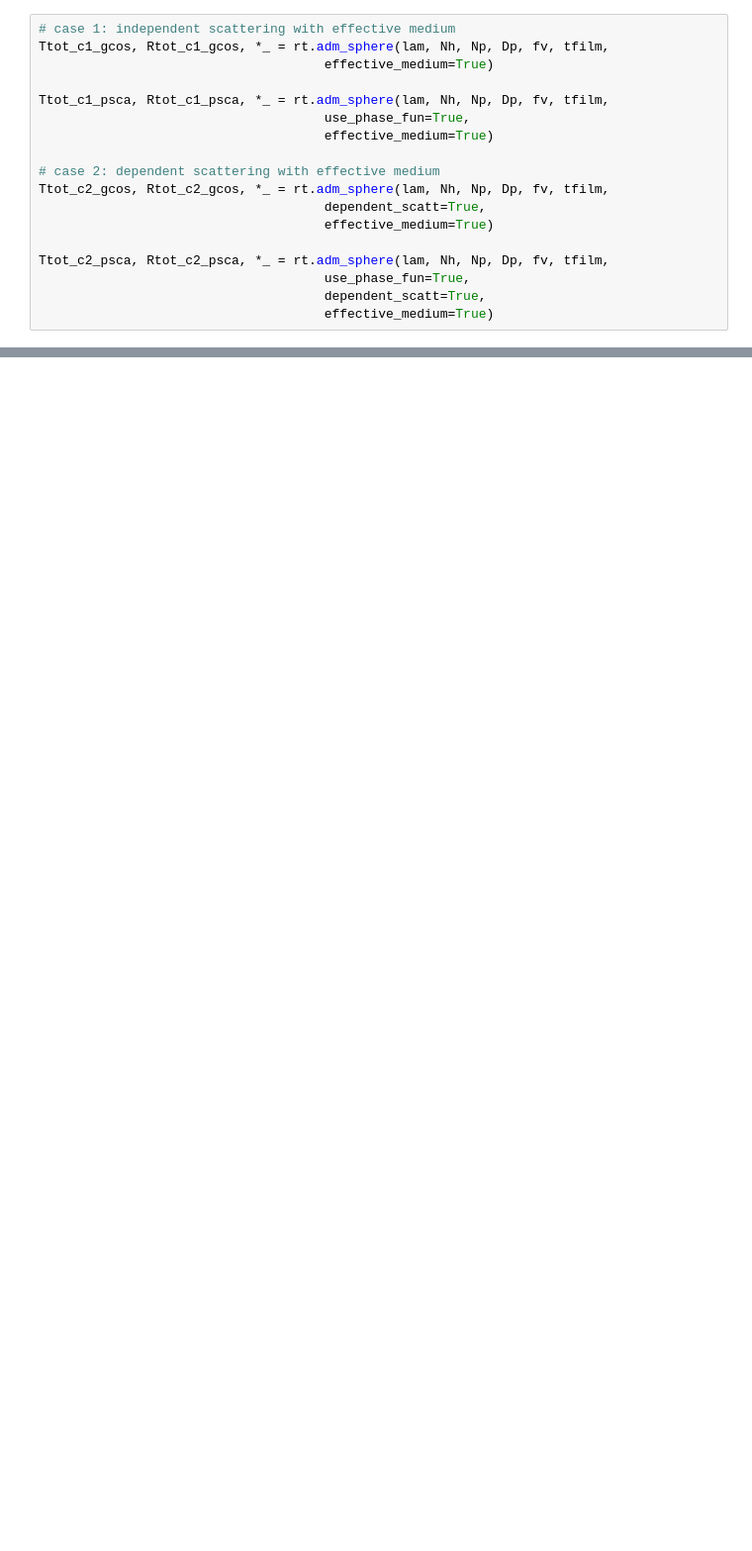
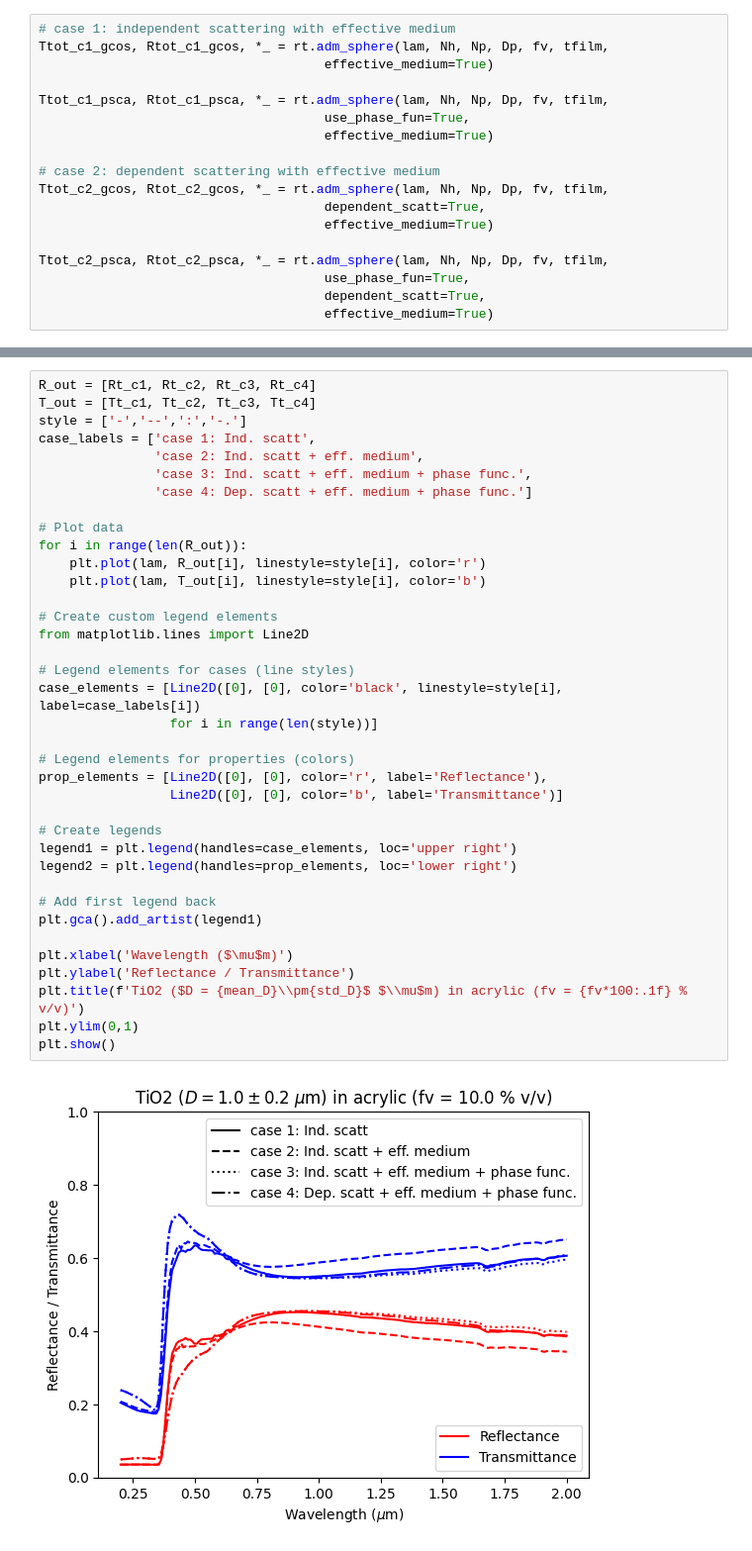
Before and after one commit to PanxoPanza/empylib, a Jupyter notebook: docs/rad_transfer_test.ipynb, the cells around one changed output, grey strips where cells are left out. Shown at 99% size. Drawn from its saved outputs; the diff is of its cells as text; blank space fills up the shorter version.

```diff
--- a/docs/rad_transfer_test.ipynb
+++ b/docs/rad_transfer_test.ipynb
@@ -193,0 +291,39 @@ plt.show()
+# %%
+R_out = [Rt_c1, Rt_c2, Rt_c3, Rt_c4]
+T_out = [Tt_c1, Tt_c2, Tt_c3, Tt_c4]
+style = ['-','--',':','-.']
+case_labels = ['case 1: Ind. scatt',
+               'case 2: Ind. scatt + eff. medium',
+               'case 3: Ind. scatt + eff. medium + phase func.',
+               'case 4: Dep. scatt + eff. medium + phase func.']
+
+# Plot data
+for i in range(len(R_out)):
+    plt.plot(lam, R_out[i], linestyle=style[i], color='r')
+    plt.plot(lam, T_out[i], linestyle=style[i], color='b')
+
+# Create custom legend elements
+from matplotlib.lines import Line2D
+
+# Legend elements for cases (line styles)
+case_elements = [Line2D([0], [0], color='black', linestyle=style[i], label=case_labels[i])
+                 for i in range(len(style))]
+
+# Legend elements for properties (colors)
+prop_elements = [Line2D([0], [0], color='r', label='Reflectance'),
+                 Line2D([0], [0], color='b', label='Transmittance')]
+
+# Create legends
+legend1 = plt.legend(handles=case_elements, loc='upper right')
+legend2 = plt.legend(handles=prop_elements, loc='lower right')
+
+# Add first legend back
+plt.gca().add_artist(legend1)
+
+plt.xlabel('Wavelength ($\mu$m)')
+plt.ylabel('Reflectance / Transmittance')
+plt.title(f'TiO2 ($D = {mean_D}\\pm{std_D}$ $\\mu$m) in acrylic (fv = {fv*100:.1f} % v/v)')
+plt.ylim(0,1)
+plt.show()
+# %% [output]
+[figure, added]
```
Also changed, not shown: parts of 21 cells of this notebook, 2 other files.
